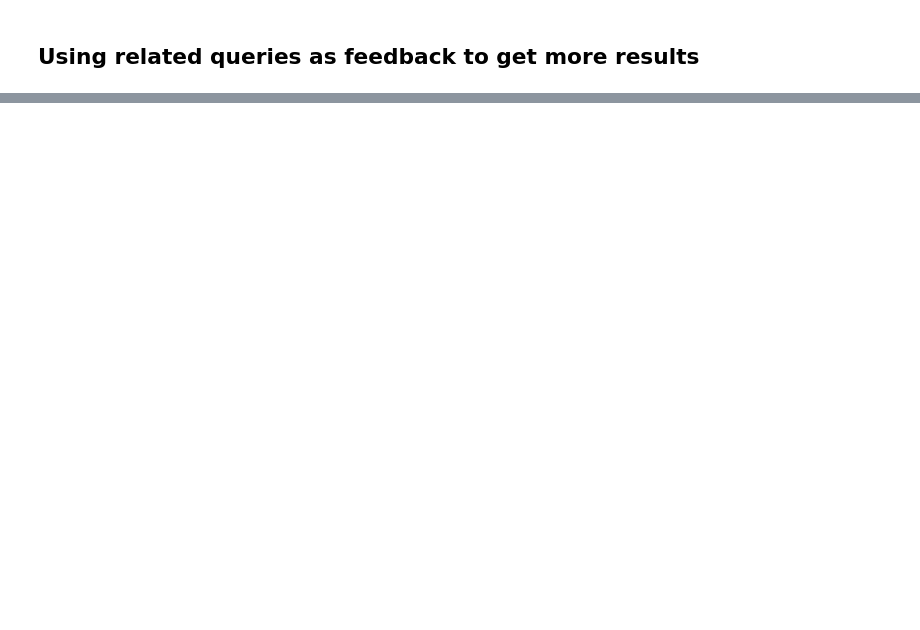
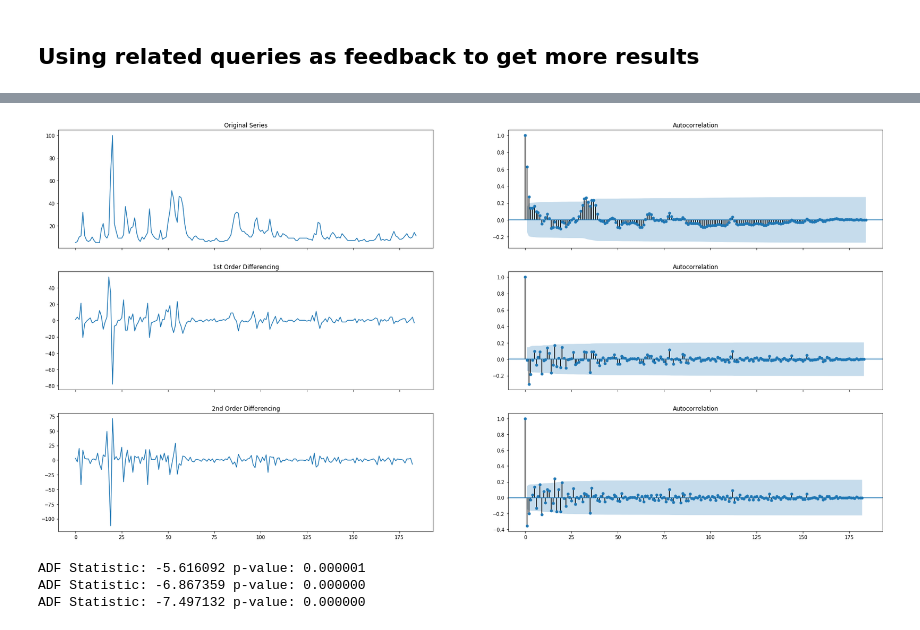
Before and after one commit to Allen-Z-4230/FutureGas, a Jupyter notebook: google_trends.ipynb, the cells around one changed output, grey strips where cells are left out. Saved outputs shown, nothing was run; the diff lists cells and outputs as text; code cells hidden in the pictures; blank space fills up the shorter version.

```diff
--- a/google_trends.ipynb
+++ b/google_trends.ipynb
@@ -188,0 +156,28 @@ dot
+# %%
+kw = 'Gas prices'
+fig, axes = plt.subplots(3, 2, figsize = (30,15), sharex=True)
+axes[0, 0].plot(interest_df[kw].values); axes[0, 0].set_title('Original Series')
+plot_acf(interest_df[kw].values, ax=axes[0, 1])
+
+# 1st Differencing
+axes[1, 0].plot(np.diff(interest_df[kw].values, axis = 0)); axes[1, 0].set_title('1st Order Differencing')
+plot_acf(np.diff(interest_df[kw].values, axis = 0), ax=axes[1, 1])
+
+# 2nd Differencing
+axes[2, 0].plot(np.diff(np.diff(interest_df[kw].values, axis = 0), axis = 0)); axes[2, 0].set_title('2nd Order Differencing')
+plot_acf(np.diff(np.diff(interest_df[kw].values, axis = 0), axis = 0), ax=axes[2, 1])
+
+plt.show()
+# %% [output]
+[figure, added]
+# %%
+adf_dif0 = adfuller(interest_df[kw].values)
+print('ADF Statistic: %f' % adf_dif0[0], 'p-value: %f' % adf_dif0[1])
+adf_dif1 = adfuller(np.diff(interest_df[kw], axis = 0))
+print('ADF Statistic: %f' % adf_dif1[0], 'p-value: %f' % adf_dif1[1])
+adf_dif2 = adfuller(np.diff(np.diff(interest_df[kw], axis = 0),axis = 0))
+print('ADF Statistic: %f' % adf_dif2[0], 'p-value: %f' % adf_dif2[1])
+# %% [output]
+ADF Statistic: -5.616092 p-value: 0.000001
+ADF Statistic: -6.867359 p-value: 0.000000
+ADF Statistic: -7.497132 p-value: 0.000000
```
Also changed, not shown: parts of 30 cells of this notebook.
